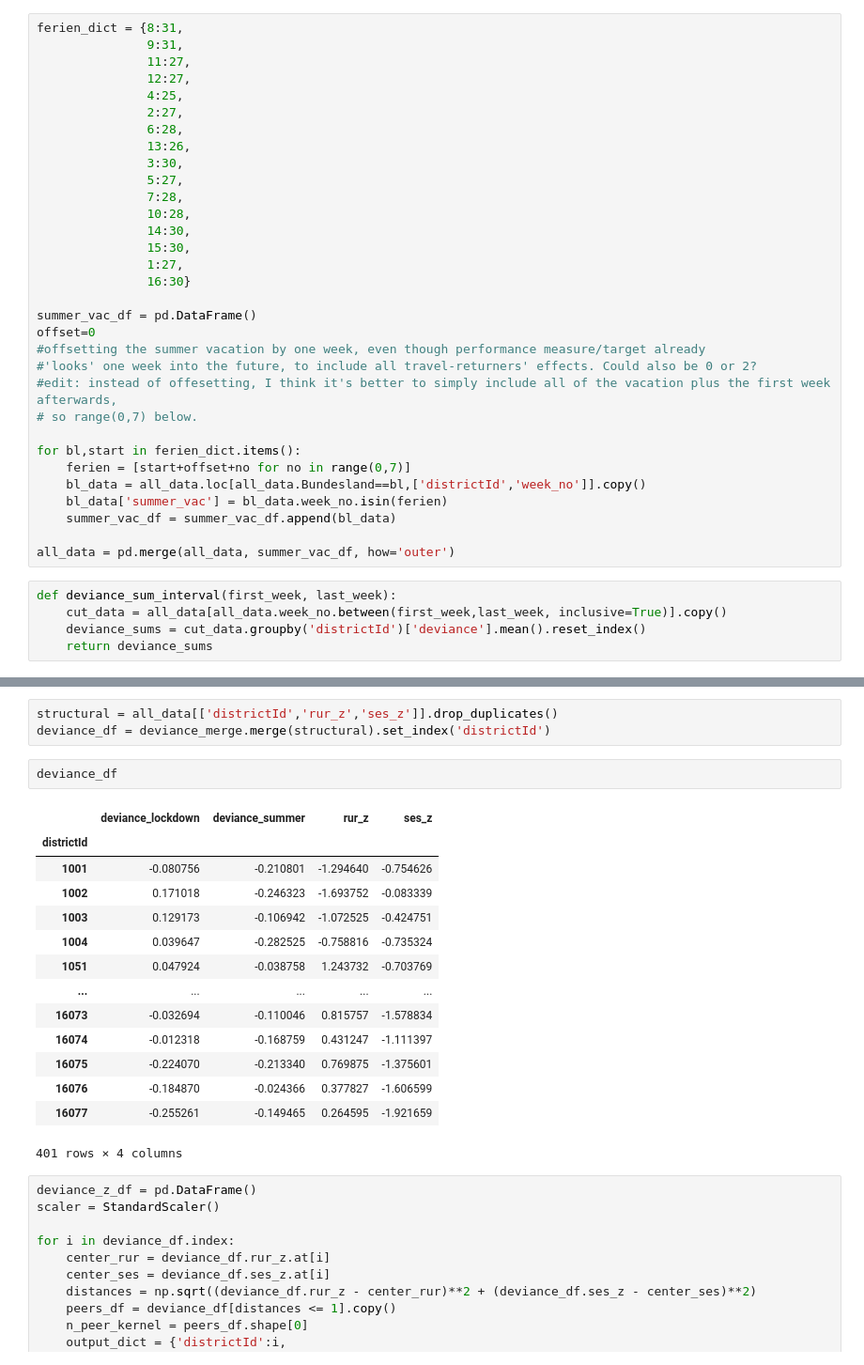
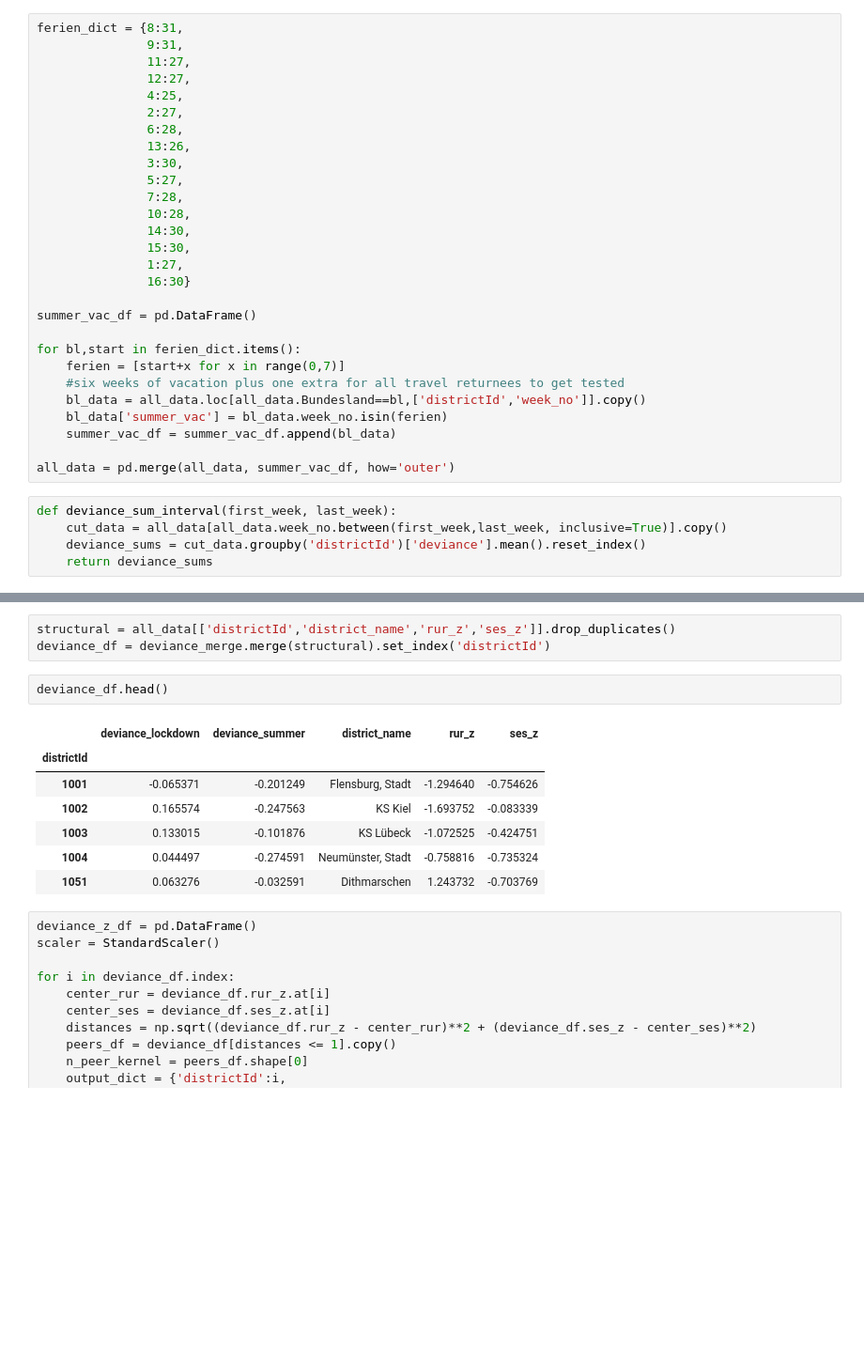
Before and after one commit to gizdatalab/Covid_DPPD, a Jupyter notebook: 06_deviance_analysis.ipynb, the cells around one changed output, grey strips where cells are left out. Shown at 94% size. Saved outputs shown, nothing was run; the diff lists cells and outputs as text; blank space fills up the shorter version.

```diff
--- a/06_deviance_analysis.ipynb
+++ b/06_deviance_analysis.ipynb
@@ -62,14 +59,10 @@ ferien_dict = {8:31,
                16:30}
 
 summer_vac_df = pd.DataFrame()
-offset=0
-#offsetting the summer vacation by one week, even though performance measure/target already
-#'looks' one week into the future, to include all travel-returners' effects. Could also be 0 or 2?
-#edit: instead of offesetting, I think it's better to simply include all of the vacation plus the first week afterwards,
-# so range(0,7) below.
 
 for bl,start in ferien_dict.items():
-    ferien = [start+offset+no for no in range(0,7)]
+    ferien = [start+x for x in range(0,7)]
+    #six weeks of vacation plus one extra for all travel returnees to get tested
     bl_data = all_data.loc[all_data.Bundesland==bl,['districtId','week_no']].copy()
     bl_data['summer_vac'] = bl_data.week_no.isin(ferien)
     summer_vac_df = summer_vac_df.append(bl_data)
@@ -89,25 +80,18 @@ deviance_merge = pd.merge(lockdown, summer,
                       on='districtId',how='outer',
                       suffixes=('_lockdown','_summer'))
 # %%
-structural = all_data[['districtId','rur_z','ses_z']].drop_duplicates()
+structural = all_data[['districtId','district_name','rur_z','ses_z']].drop_duplicates()
 deviance_df = deviance_merge.merge(structural).set_index('districtId')
 # %%
-deviance_df
+deviance_df.head()
 # %% [output]
-|  | deviance_lockdown | deviance_summer | rur_z | ses_z |
-| districtId |  |  |  |  |
-| 1001 | -0.080756 | -0.210801 | -1.294640 | -0.754626 |
-| 1002 | 0.171018 | -0.246323 | -1.693752 | -0.083339 |
-| 1003 | 0.129173 | -0.106942 | -1.072525 | -0.424751 |
-| 1004 | 0.039647 | -0.282525 | -0.758816 | -0.735324 |
-| 1051 | 0.047924 | -0.038758 | 1.243732 | -0.703769 |
-| ... | ... | ... | ... | ... |
-| 16073 | -0.032694 | -0.110046 | 0.815757 | -1.578834 |
-| 16074 | -0.012318 | -0.168759 | 0.431247 | -1.111397 |
-| 16075 | -0.224070 | -0.213340 | 0.769875 | -1.375601 |
-| 16076 | -0.184870 | -0.024366 | 0.377827 | -1.606599 |
-| 16077 | -0.255261 | -0.149465 | 0.264595 | -1.921659 |
+|  | deviance_lockdown | deviance_summer | district_name | rur_z | ses_z |
+| districtId |  |  |  |  |  |
+| 1001 | -0.065371 | -0.201249 | Flensburg, Stadt | -1.294640 | -0.754626 |
+| 1002 | 0.165574 | -0.247563 | KS Kiel | -1.693752 | -0.083339 |
+| 1003 | 0.133015 | -0.101876 | KS Lübeck | -1.072525 | -0.424751 |
+| 1004 | 0.044497 | -0.274591 | Neumünster, Stadt | -0.758816 | -0.735324 |
+| 1051 | 0.063276 | -0.032591 | Dithmarschen | 1.243732 | -0.703769 |
-401 rows × 4 columns
 # %%
 deviance_z_df = pd.DataFrame()
 scaler = StandardScaler()
```
Also changed, not shown: parts of 23 cells of this notebook, 3 other files.
